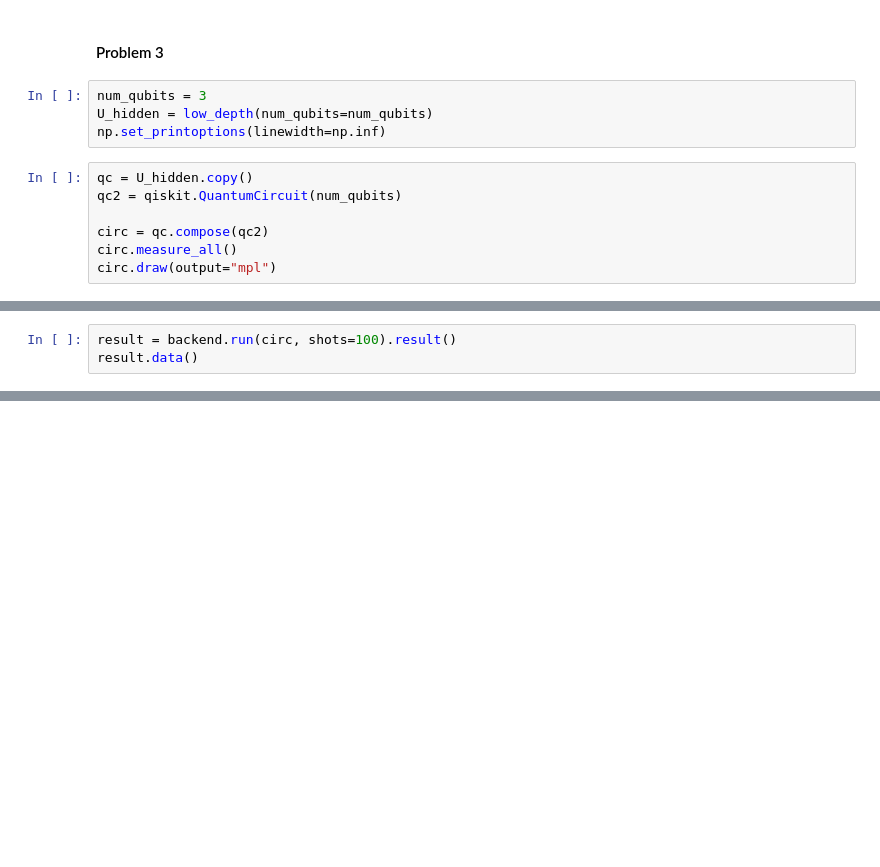
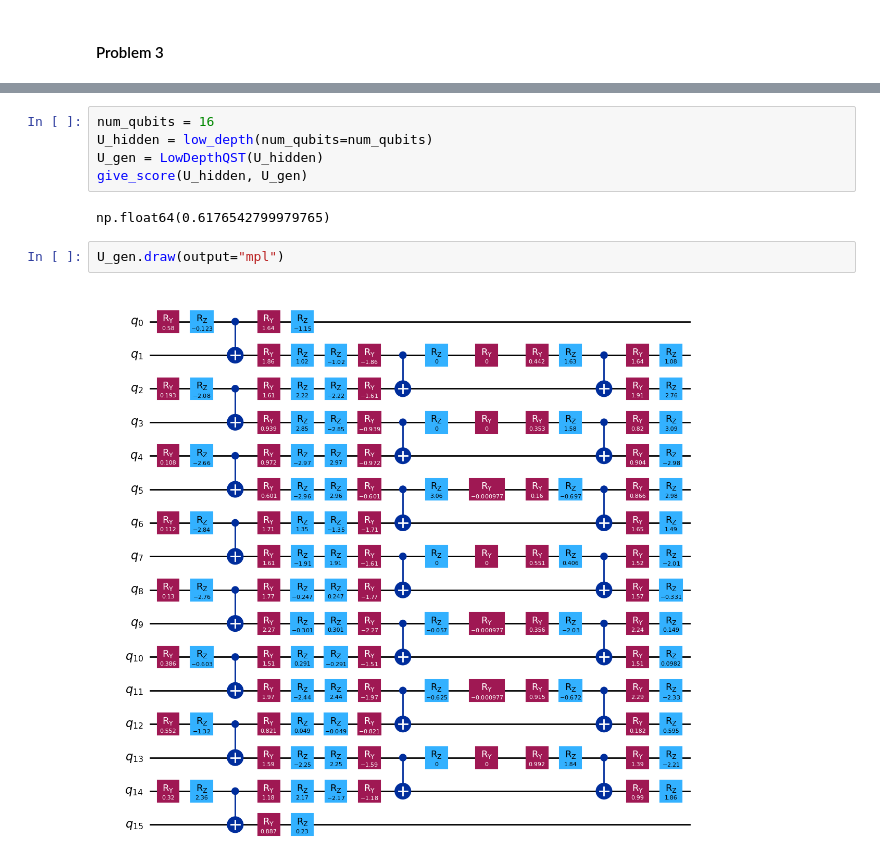
Before and after one commit to Waterbird20/QuantumChallenge, a Jupyter notebook: Prob1/src/prob1.ipynb, the cells around one changed output, grey strips where cells are left out. Saved outputs shown, nothing was run; the diff lists cells and outputs as text; blank space fills up the shorter version.

```diff
--- a/Prob1/src/prob1.ipynb
+++ b/Prob1/src/prob1.ipynb
@@ -748,13 +771,2 @@ np.float64(0.9999999999999999)
 # %% [markdown]
 #### Problem 3
-# %%
-num_qubits = 3
-U_hidden = low_depth(num_qubits=num_qubits)
-np.set_printoptions(linewidth=np.inf)
-# %%
-qc = U_hidden.copy()
-qc2 = qiskit.QuantumCircuit(num_qubits)
-
-circ = qc.compose(qc2)
-circ.measure_all()
-circ.draw(output="mpl")
@@ -763,3 +772,0 @@ circ.draw(output="mpl")
-# %%
-result = backend.run(circ, shots=100).result()
-result.data()
@@ -774,0 +1058,11 @@ result.data()
+# %%
+num_qubits = 16
+U_hidden = low_depth(num_qubits=num_qubits)
+U_gen = LowDepthQST(U_hidden)
+give_score(U_hidden, U_gen)
+# %% [output]
+np.float64(0.6176542799979765)
+# %%
+U_gen.draw(output="mpl")
+# %% [output]
+[figure, added]
```
Also changed, not shown: parts of 13 cells of this notebook.
